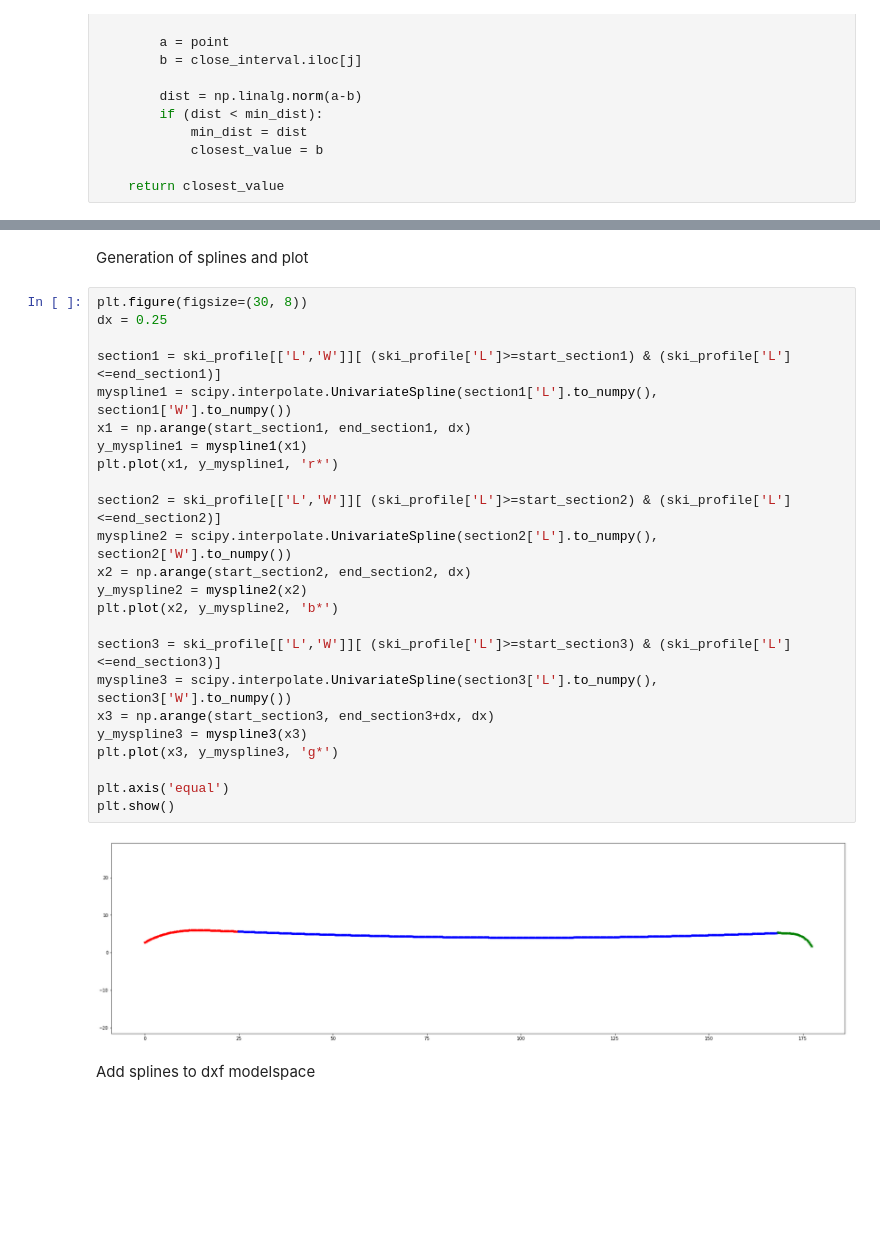
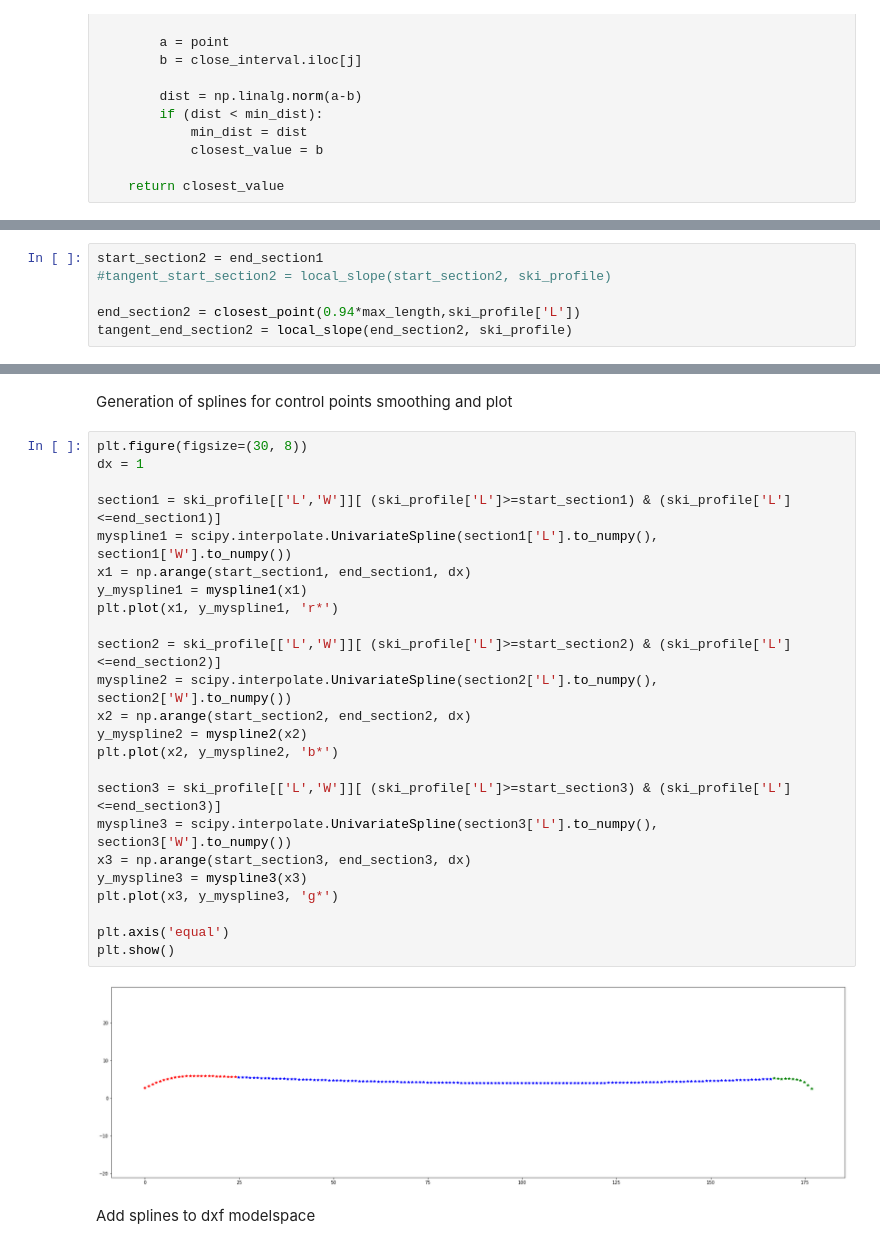
Before and after one commit to raphaFanti/skiScanner-DataLogger, a Jupyter notebook: Post processing/Reading test data and create a dxf file.ipynb, the cells around one changed output, grey strips where cells are left out. Saved outputs shown, nothing was run; the diff lists cells and outputs as text; blank space fills up the shorter version.

```diff
--- a/Post processing/Reading test data and create a dxf file.ipynb
+++ b/Post processing/Reading test data and create a dxf file.ipynb
@@ -331,0 +353,6 @@ end_section3 = max_length
+# %%
+start_section2 = end_section1
+#tangent_start_section2 = local_slope(start_section2, ski_profile)
+
+end_section2 = closest_point(0.94*max_length,ski_profile['L'])
+tangent_end_section2 = local_slope(end_section2, ski_profile)
@@ -332,31 +370,31 @@ end_section3 = max_length
 # %% [markdown]
-Generation of splines and plot
+Generation of splines for control points smoothing and plot
 # %%
 plt.figure(figsize=(30, 8))
-dx = 0.25
+dx = 1
 
 section1 = ski_profile[['L','W']][ (ski_profile['L']>=start_section1) & (ski_profile['L']<=end_section1)]
 myspline1 = scipy.interpolate.UnivariateSpline(section1['L'].to_numpy(), section1['W'].to_numpy())
 x1 = np.arange(start_section1, end_section1, dx)
 y_myspline1 = myspline1(x1)
 plt.plot(x1, y_myspline1, 'r*')
 
 section2 = ski_profile[['L','W']][ (ski_profile['L']>=start_section2) & (ski_profile['L']<=end_section2)]
 myspline2 = scipy.interpolate.UnivariateSpline(section2['L'].to_numpy(), section2['W'].to_numpy())
 x2 = np.arange(start_section2, end_section2, dx)
 y_myspline2 = myspline2(x2)
 plt.plot(x2, y_myspline2, 'b*')
 
 section3 = ski_profile[['L','W']][ (ski_profile['L']>=start_section3) & (ski_profile['L']<=end_section3)]
 myspline3 = scipy.interpolate.UnivariateSpline(section3['L'].to_numpy(), section3['W'].to_numpy())
-x3 = np.arange(start_section3, end_section3+dx, dx)
+x3 = np.arange(start_section3, end_section3, dx)
 y_myspline3 = myspline3(x3)
 plt.plot(x3, y_myspline3, 'g*')
 
 plt.axis('equal')
 plt.show()
 # %% [output]
-[figure, old version]
+[figure, new version]
 # %% [markdown]
 Add splines to dxf modelspace
 # %%
```
Also changed, not shown: parts of 7 cells of this notebook.
